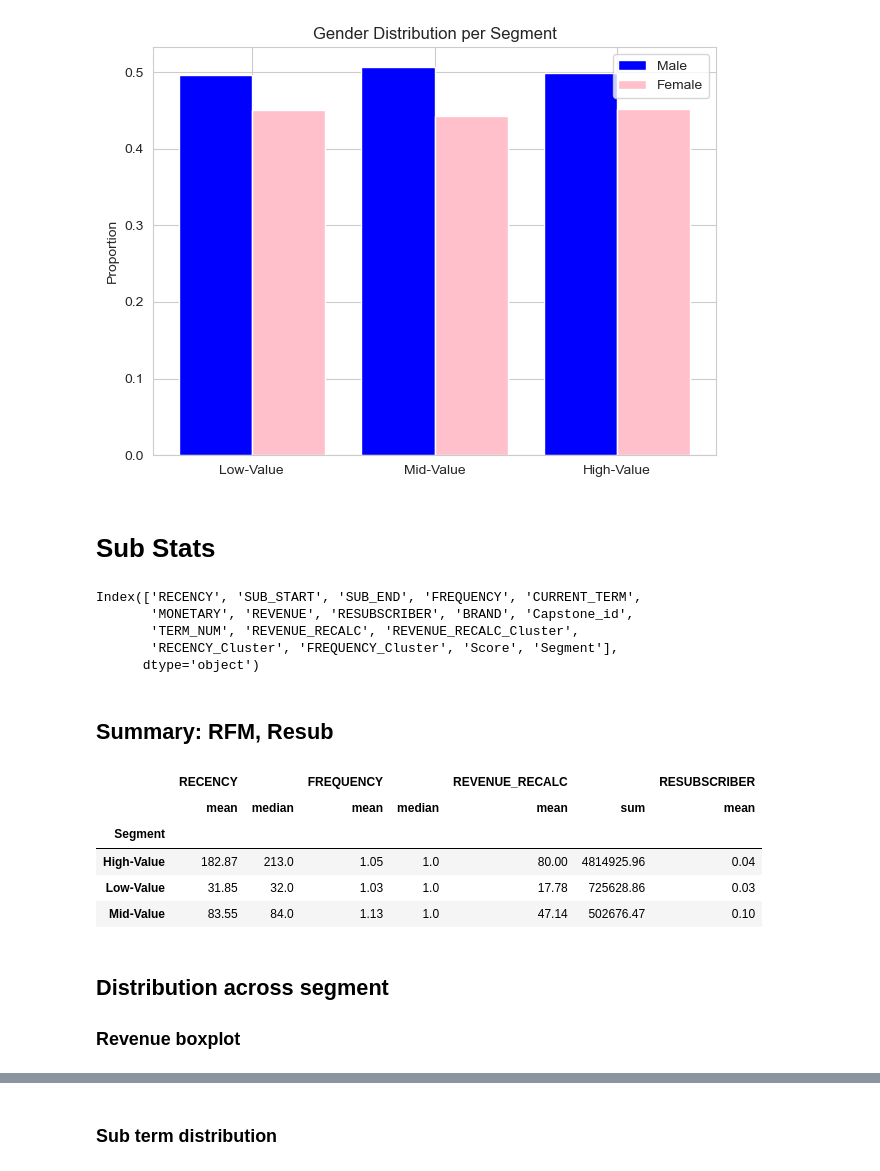
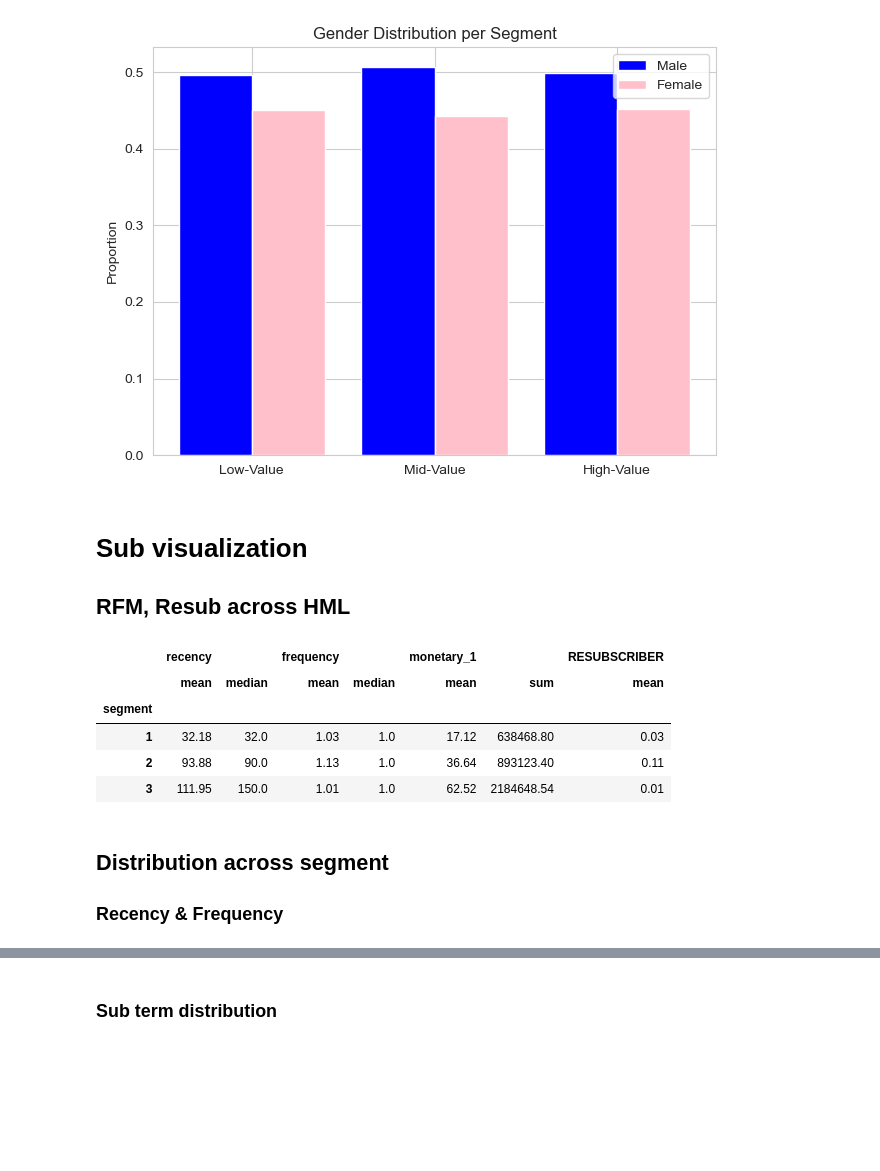
Before and after one commit to RussellXia/NYU_Capstone_Project, a Jupyter notebook: Spring/eda.ipynb, the cells around one changed output, grey strips where cells are left out. Saved outputs shown, nothing was run; the diff lists cells and outputs as text; code cells hidden in the pictures; blank space fills up the shorter version.

```diff
--- a/Spring/eda.ipynb
+++ b/Spring/eda.ipynb
@@ -636,15 +666,14 @@ plt.show()
 [figure]
 [figure]
 [figure]
-# %% [markdown]
-# Sub Stats
-# %%
-sub.columns
-# %% [output]
-Index(['RECENCY', 'SUB_START', 'SUB_END', 'FREQUENCY', 'CURRENT_TERM',
-       'MONETARY', 'REVENUE', 'RESUBSCRIBER', 'BRAND', 'Capstone_id',
-       'TERM_NUM', 'REVENUE_RECALC', 'REVENUE_RECALC_Cluster',
-       'RECENCY_Cluster', 'FREQUENCY_Cluster', 'Score', 'Segment'],
-      dtype='object')
 # %% [markdown]
-## Summary: RFM, Resub
+# Sub visualization
+## RFM, Resub across HML
+# %%
+# read in
+sub = pd.read_csv('/Users/vivianyan/Desktop/NYU_Capstone_Project/Data/sub_segment.csv')
+select_feat = ['Capstone_id', 'SUB_START', 'SUB_END', 'BRAND', 'CURRENT_TERM', 'RESUBSCRIBER',
+       'recency', 'FREQUENCY', 'monetary_1', 'recency_cluster', 'frequency_cluster', 'monetary_cluster',
+       'segment', 'monetary_2',]
+sub = sub[select_feat]
+sub.rename(columns={'FREQUENCY':'frequency'}, inplace=True)
@@ -651,19 +682,19 @@ Index(['RECENCY', 'SUB_START', 'SUB_END', 'FREQUENCY', 'CURRENT_TERM',
 # %%
 # Grouping data by 'Segment' and calculating key statistics
-segment_summary = sub.groupby("Segment").agg({
-    "RECENCY": ["mean", "median"],
-    "FREQUENCY": ["mean", "median"],
-    "REVENUE_RECALC": ["mean", "sum"],
+segment_summary = sub.groupby("segment").agg({
+    "recency": ["mean", "median"],
+    "frequency": ["mean", "median"],
+    "monetary_1": ["mean", "sum"],
     "RESUBSCRIBER": ["mean"]
 }).round(2)
 segment_summary
 # %% [output]
-|  | RECENCY |  | FREQUENCY |  | REVENUE_RECALC |  | RESUBSCRIBER |
+|  | recency |  | frequency |  | monetary_1 |  | RESUBSCRIBER |
 |  | mean | median | mean | median | mean | sum | mean |
-| Segment |  |  |  |  |  |  |  |
-| High-Value | 182.87 | 213.0 | 1.05 | 1.0 | 80.00 | 4814925.96 | 0.04 |
-| Low-Value | 31.85 | 32.0 | 1.03 | 1.0 | 17.78 | 725628.86 | 0.03 |
-| Mid-Value | 83.55 | 84.0 | 1.13 | 1.0 | 47.14 | 502676.47 | 0.10 |
+| segment |  |  |  |  |  |  |  |
+| 1 | 32.18 | 32.0 | 1.03 | 1.0 | 17.12 | 638468.80 | 0.03 |
+| 2 | 93.88 | 90.0 | 1.13 | 1.0 | 36.64 | 893123.40 | 0.11 |
+| 3 | 111.95 | 150.0 | 1.01 | 1.0 | 62.52 | 2184648.54 | 0.01 |
 # %% [markdown]
 ## Distribution across segment
-### Revenue boxplot
+### Recency & Frequency
```
Also changed, not shown: parts of 94 cells of this notebook.
